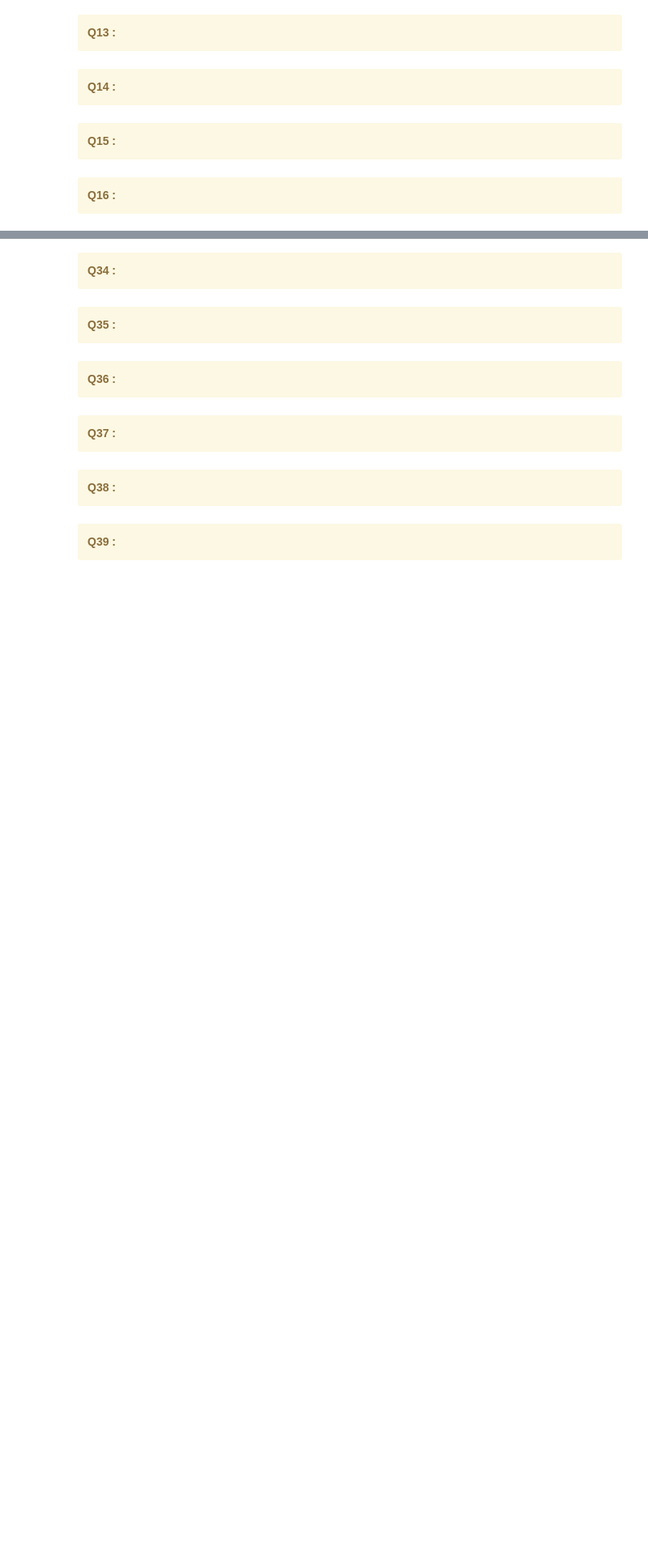
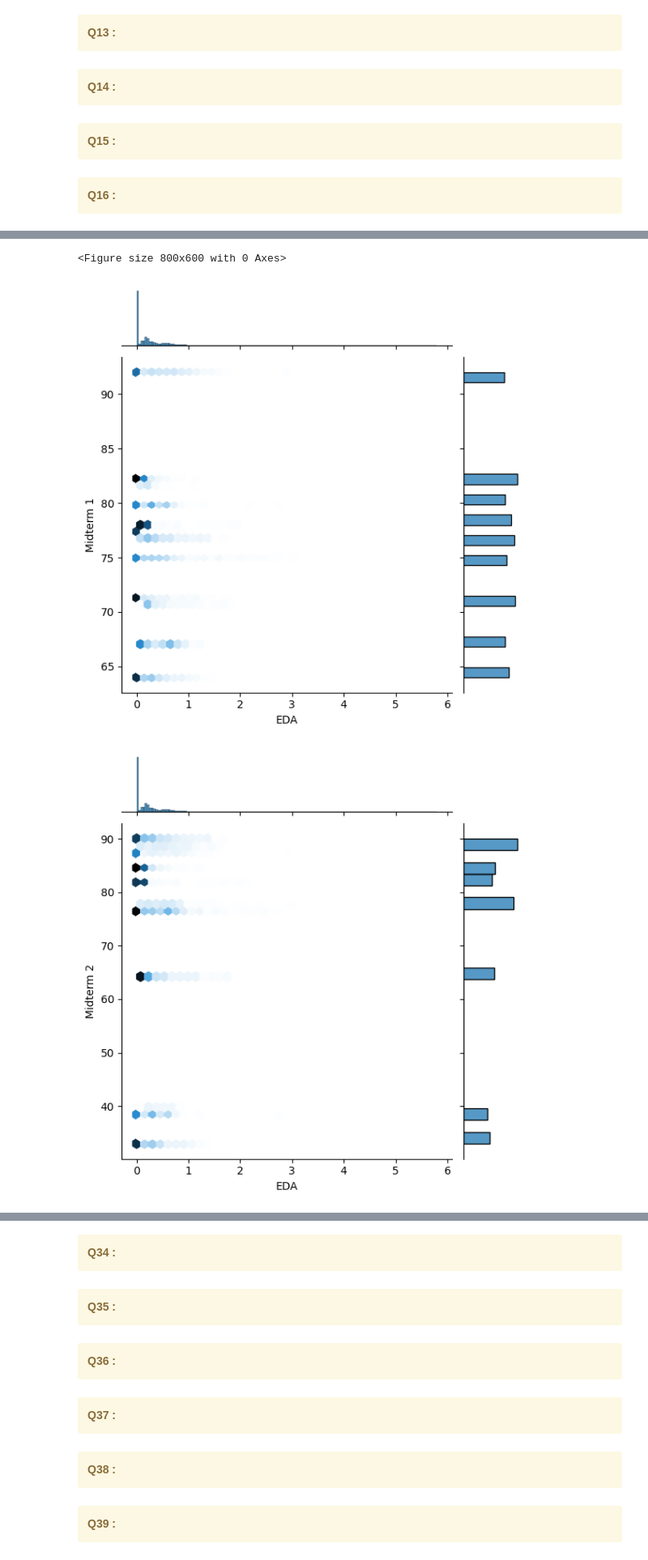
Before and after one commit to Neenu1990/Python_Hackathon_Team_8, a Jupyter notebook: Team8_PythonPioneers_Main80Questions.ipynb, the cells around one changed output, grey strips where cells are left out. Shown at 81% size. Saved outputs shown, nothing was run; the diff lists cells and outputs as text; code cells hidden in the pictures; blank space fills up the shorter version.

```diff
--- a/Team8_PythonPioneers_Main80Questions.ipynb
+++ b/Team8_PythonPioneers_Main80Questions.ipynb
@@ -179 +678,22 @@ df_IBI=pd.read_excel("Exam Stress Final.xlsx",sheet_name="IBI")
 </div>
+# %%
+
+# Merge DataFrames on 'Name'
+merged_eda_grades = pd.merge(df_EDA, df_Grades, on='Student_id')
+#print(merged_eda_grades)
+
+# Group by 'StudentID' and calculate the average 'HR' for each student
+#average_EDA_student = merged_eda_grades.groupby('Student_id')['EDA'].mean().reset_index()
+#print(average_EDA_student)
+
+# Create a joint plot
+plt.figure(figsize=(8, 6))
+sns.jointplot(data=merged_eda_grades, x='EDA', y='Midterm 1', kind='hex')
+sns.jointplot(data=merged_eda_grades, x='EDA', y='Midterm 2', kind='hex')
+sns.jointplot(data=merged_eda_grades, x='EDA', y='final', kind='hex')
+plt.title('Joint Plot of EDA Score vs. Grade')
+plt.show()
+# %% [output]
+<Figure size 800x600 with 0 Axes>
+[figure, added]
+[figure, added]
```
Also changed, not shown: parts of 92 cells of this notebook.
